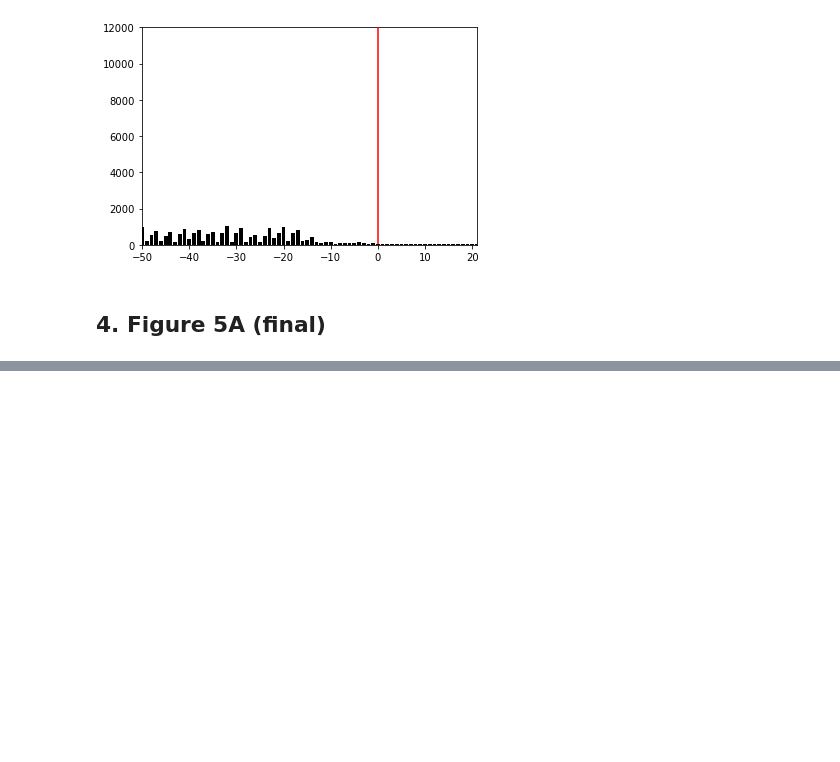
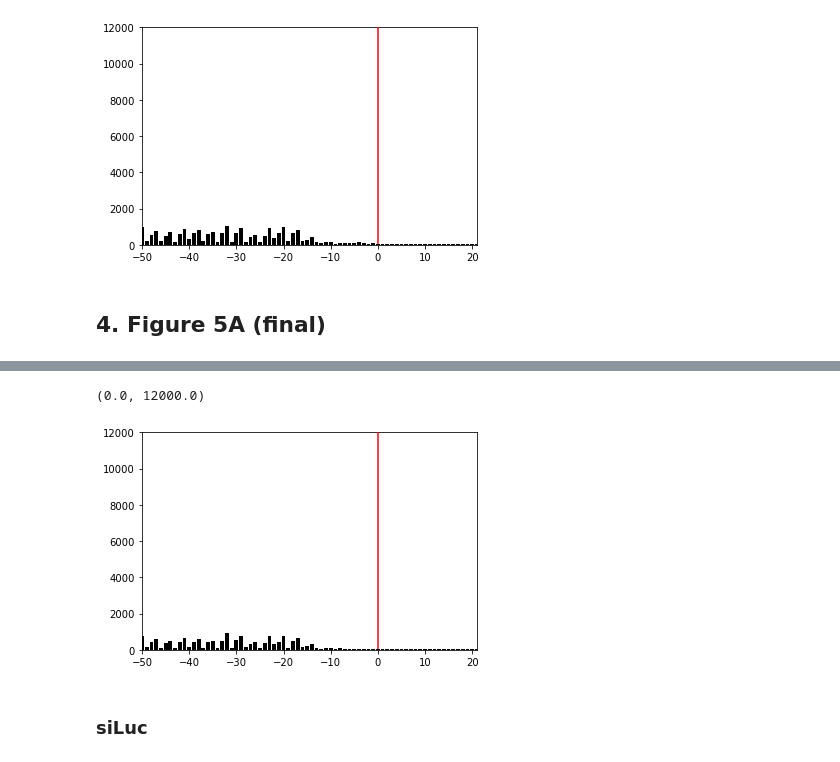
Before and after one commit to kangjunseo/Bioinformatics, a Jupyter notebook: QBioLab_Internship/Mission3.ipynb, the cells around one changed output, grey strips where cells are left out. Drawn from its saved outputs; the diff is of its cells as text; code cells hidden in the pictures; blank space fills up the shorter version.

```diff
--- a/QBioLab_Internship/Mission3.ipynb
+++ b/QBioLab_Internship/Mission3.ipynb
@@ -436,0 +553,20 @@ temp
+# %%
+ffd_np2 = full_filter_df.to_numpy()
+for row in ffd_np2:
+    row[1] -= trx_ser_best['length'][row[0]]
+    try:
+        row[1] -= utr_map['length'][row[0]]
+    except:
+        pass
+read_stop = pd.DataFrame(ffd_np2)
+read_stop.columns = ['trx','pos','cnt']
+stop_c = read_stop[['pos','cnt']].groupby(by=['pos']).sum()
+plt.bar(list(map(int, stop_c.index)), list(map(int, stop_c.values)), color='k', zorder=10)
+plt.axvline(0, color='r', zorder=5)
+plt.xlim(-50,21)
+plt.ylim(0,12000)
+# %% [output]
+(0.0, 12000.0)
+[figure, added]
+# %% [markdown]
+### siLuc
```
Also changed, not shown: parts of 32 cells of this notebook.
